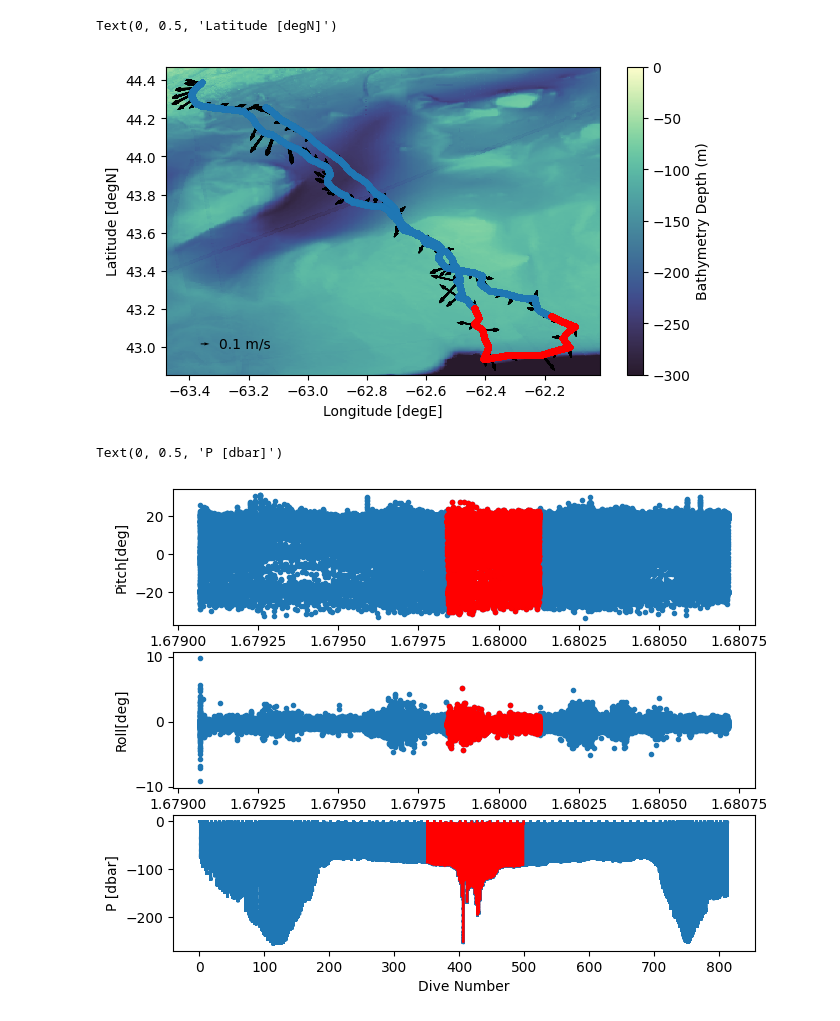
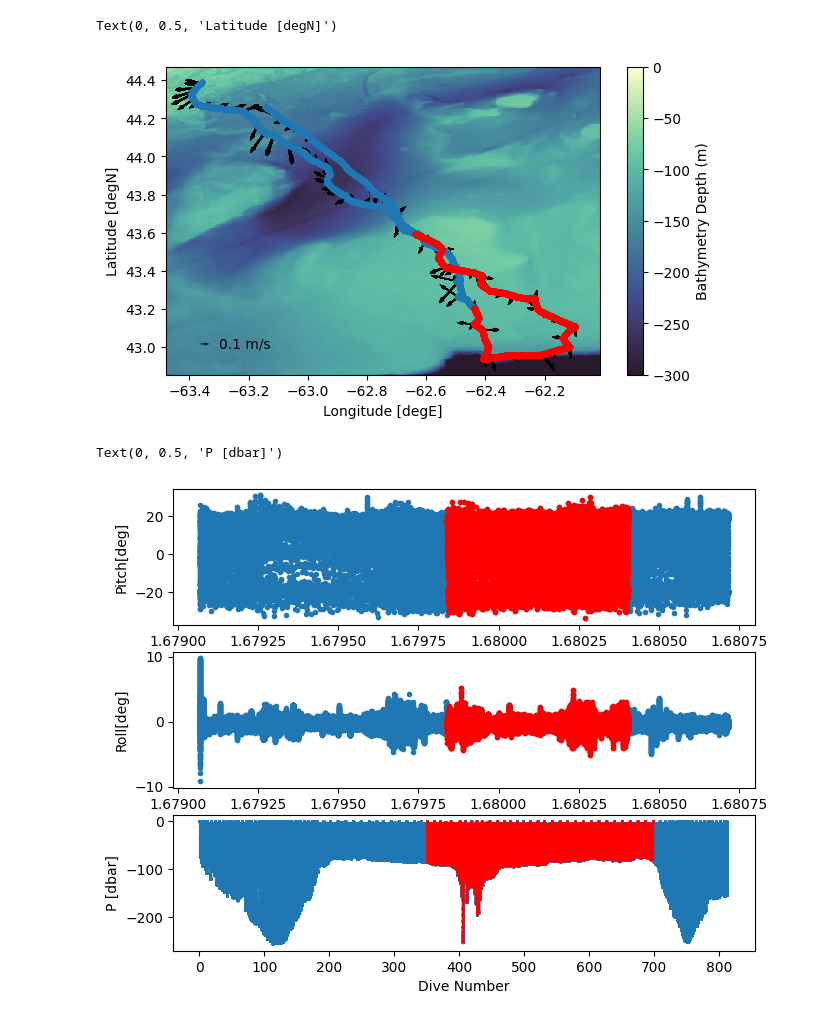
Before and after one commit to nbronikowski/vertical_velocity_testing, a Jupyter notebook: LM_gliderflight_2023_03_batray_spring_bloom_data.ipynb, the cells around one changed output. Saved outputs shown, nothing was run; the diff lists cells and outputs as text; code cells hidden in the pictures.

```diff
--- a/LM_gliderflight_2023_03_batray_spring_bloom_data.ipynb
+++ b/LM_gliderflight_2023_03_batray_spring_bloom_data.ipynb
@@ -32,34 +32,34 @@ v[nans] = np.interp(x(nans), x(~nans), v[~nans])
 # %%
 # Select index of data
 #dive = 550
 
-indx = (gl.profile_index >350) & (gl.profile_index <500)
+indx = (gl.profile_index >350) & (gl.profile_index <700)
 
 import cartopy.crs as ccrs
 import cartopy.feature as cfeature
 import cmocean.cm as cmo
 
 fig1, ax1 = plt.subplots(1, 1, figsize=(7, 4))
 contour = ax1.pcolor(bathy_subset['lon'],bathy_subset['lat'],bathy_subset['elevation'],cmap=cmo.deep_r,vmin=-300,vmax=0)
 ax1.plot(gl.lon_qc, gl.lat_qc, '.')
 ax1.plot(gl.lon_qc[indx], gl.lat_qc[indx], '.r')
 
 nan_mask = ~np.isnan(gl['profile_lon'])
 quiver=ax1.quiver(gl.lon_qc[nan_mask],gl.lat_qc[nan_mask],u[nan_mask],v[nan_mask],scale=5)
 
 # Add colorbar for bathymetry
 cbar = plt.colorbar(contour, ax=ax1, orientation='vertical', pad=0.05)
 cbar.set_label('Bathymetry Depth (m)')
 
 quiver_key = ax1.quiverkey(quiver, 0.1, 0.1, 0.1, '0.1 m/s', labelpos='E', coordinates='axes')
 
 
 # Set labels and title
 ax1.set_xlabel('Longitude [degE]')
 ax1.set_ylabel('Latitude [degN]')
 # %% [output]
 Text(0, 0.5, 'Latitude [degN]')
-[figure, old version]
+[figure, new version]
 # %%
 fig, ax = plt.subplots(3,1, figsize=(7.5, 6))
 ax[0].plot(gl.time,gl_raw['m_pitch'],'.')
@@ -78,7 +78,7 @@ ax[2].set_xlabel('Dive Number')
 ax[2].set_ylabel('P [dbar]')
 # %% [output]
 Text(0, 0.5, 'P [dbar]')
-[figure, old version]
+[figure, new version]
 # %%
 # Visualize Roll Rate
 from scipy.interpolate import interp1d
```
Also changed, not shown: parts of 9 cells of this notebook, 1 other file.
